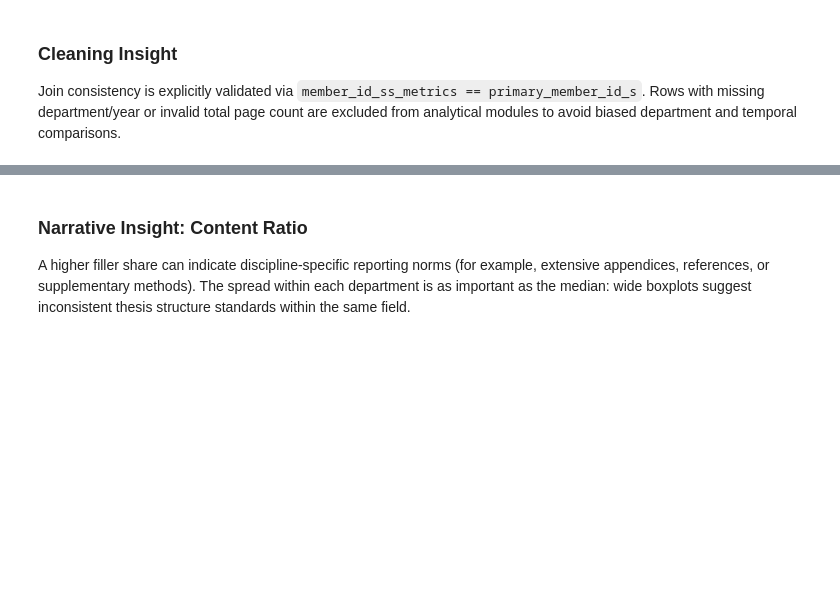
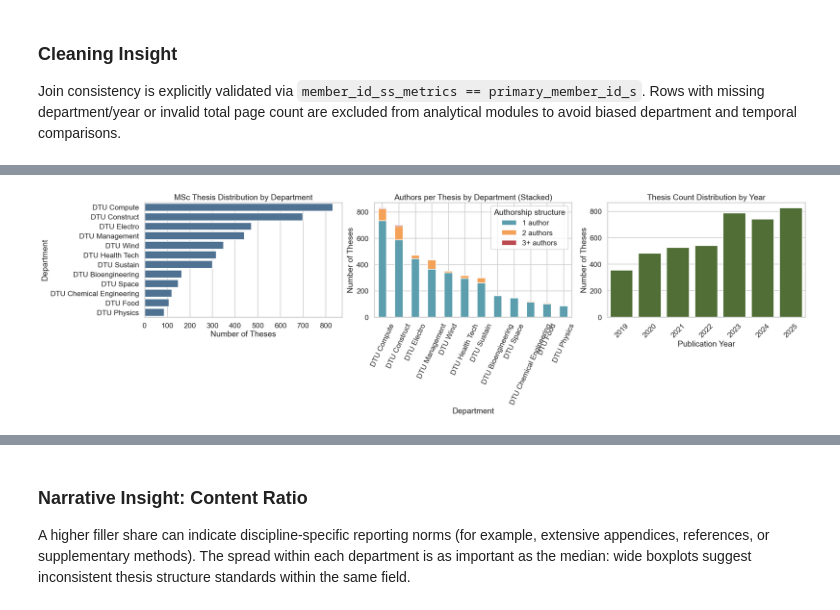
Before and after one commit to OliverKviat/Thesis_OCR, a Jupyter notebook: exstraction_more_from_pdf/master_thesis_metrics_analysis.ipynb, the cells around one changed output, grey strips where cells are left out. Drawn from its saved outputs; the diff is of its cells as text; code cells hidden in the pictures; blank space fills up the shorter version.

```diff
--- a/exstraction_more_from_pdf/master_thesis_metrics_analysis.ipynb
+++ b/exstraction_more_from_pdf/master_thesis_metrics_analysis.ipynb
@@ -166,0 +171,95 @@ Join consistency is explicitly validated via `member_id_ss_metrics == primary_me
+# %%
+# Preliminary descriptive plots: faculty distribution, authors-per-thesis mix, and yearly thesis volume
+import re
+
+def count_authors(author_text):
+    if pd.isna(author_text):
+        return np.nan
+    text = str(author_text).strip()
+    if not text:
+        return np.nan
+
+    # Common separators for multiple authors in metadata exports
+    separators = ["|", ";", " and ", " & ", " + "]
+    for sep in separators:
+        if sep in text:
+            parts = [p.strip() for p in text.split(sep) if p.strip()]
+            return max(len(parts), 1)
+
+    # Fallback: if there are multiple comma-separated full names, estimate pairs
+    comma_parts = [p.strip() for p in text.split(",") if p.strip()]
+    if len(comma_parts) >= 4 and len(comma_parts) % 2 == 0:
+        return len(comma_parts) // 2
+
+    return 1
+
+desc_df = analysis_df.copy()
+desc_df["author_count"] = desc_df["Author"].apply(count_authors)
+desc_df["author_count"] = desc_df["author_count"].fillna(1).astype(int)
+desc_df["author_group"] = desc_df["author_count"].clip(upper=3).map({1: "1 author", 2: "2 authors", 3: "3+ authors"})
+
+# 1) Department/faculty distribution of MSc theses
+dept_distribution = desc_df["Department_new"].value_counts().head(12).rename_axis("Department_new").reset_index(name="thesis_count")
+
+# 2) Stacked bar: number of authors per thesis per department
+author_mix = (
+    desc_df[desc_df["Department_new"].isin(dept_distribution["Department_new"])]
+    .groupby(["Department_new", "author_group"]).size()
+    .unstack(fill_value=0)
+    .reindex(columns=["1 author", "2 authors", "3+ authors"], fill_value=0)
+    .loc[dept_distribution["Department_new"]]
+    .sort_values("1 author", ascending=False)
+)
+
+# Percentage-normalized collaboration mix for fair cross-department comparison
+author_mix_pct = author_mix.div(author_mix.sum(axis=1), axis=0).mul(100)
+
+# 3) Distribution of theses per year
+year_distribution = (
+    desc_df["Publication Year"]
+    .astype(int)
+    .value_counts()
+    .sort_index()
+    .rename_axis("Publication Year")
+    .reset_index(name="thesis_count")
+)
+
+fig, axes = plt.subplots(1, 3, figsize=(24, 7), constrained_layout=True)
+
+sns.barplot(data=dept_distribution, y="Department_new", x="thesis_count", ax=axes[0], color="#44739e")
+axes[0].set_title("MSc Thesis Distribution by Department")
+axes[0].set_xlabel("Number of Theses")
+axes[0].set_ylabel("Department")
+
+author_mix.plot(kind="bar", stacked=True, ax=axes[1], color=["#5c9ead", "#f4a259", "#bc4b51"])
+axes[1].set_title("Authors per Thesis by Department (Stacked)")
+axes[1].set_xlabel("Department")
+axes[1].set_ylabel("Number of Theses")
+axes[1].tick_params(axis="x", rotation=65)
+axes[1].legend(title="Authorship structure", loc="upper right")
+
+sns.barplot(data=year_distribution, x="Publication Year", y="thesis_count", ax=axes[2], color="#4f772d")
+axes[2].set_title("Thesis Count Distribution by Year")
+axes[2].set_xlabel("Publication Year")
+axes[2].set_ylabel("Number of Theses")
+axes[2].tick_params(axis="x", rotation=45)
+
+plt.show()
+
+# Additional view: normalized stacked barplot (100%)
+fig, ax = plt.subplots(figsize=(13, 6), constrained_layout=True)
+author_mix_pct.plot(kind="bar", stacked=True, ax=ax, color=["#5c9ead", "#f4a259", "#bc4b51"])
+ax.set_title("Authors per Thesis by Department (100% Stacked)")
+ax.set_xlabel("Department")
+ax.set_ylabel("Share of Theses (%)")
+ax.tick_params(axis="x", rotation=55)
+ax.set_ylim(0, 100)
+ax.legend(title="Authorship structure", loc="upper right")
+plt.show()
+
+#display(dept_distribution.head(12))
+#display(author_mix.head(12))
+#display(author_mix_pct.round(2).head(12))
+#display(year_distribution)
+# %% [output]
+[figure, added]
```
Also changed, not shown: parts of 11 cells of this notebook, 8 other files.
